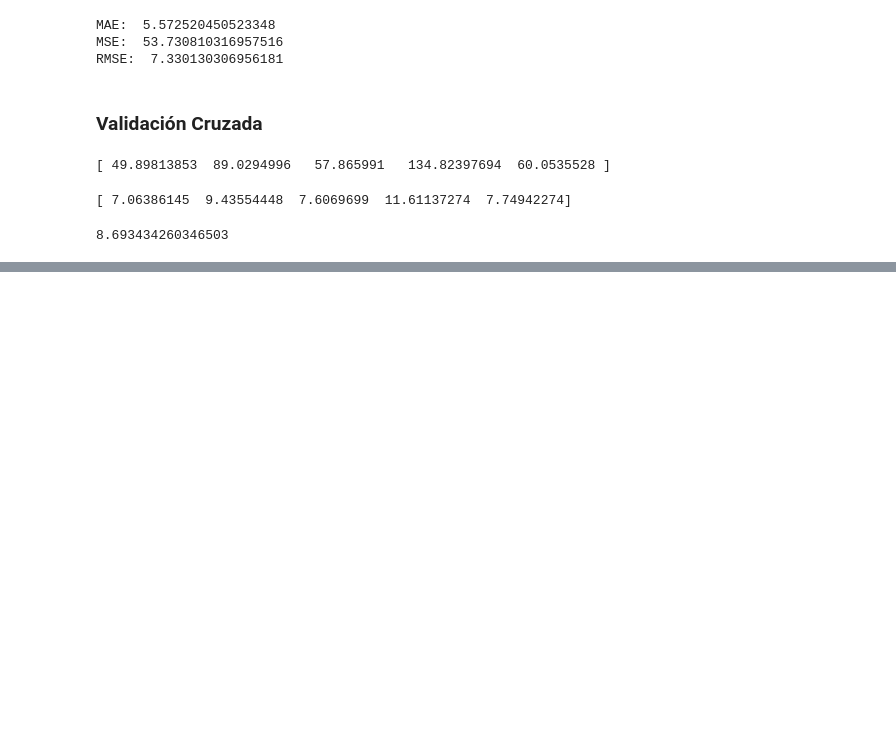
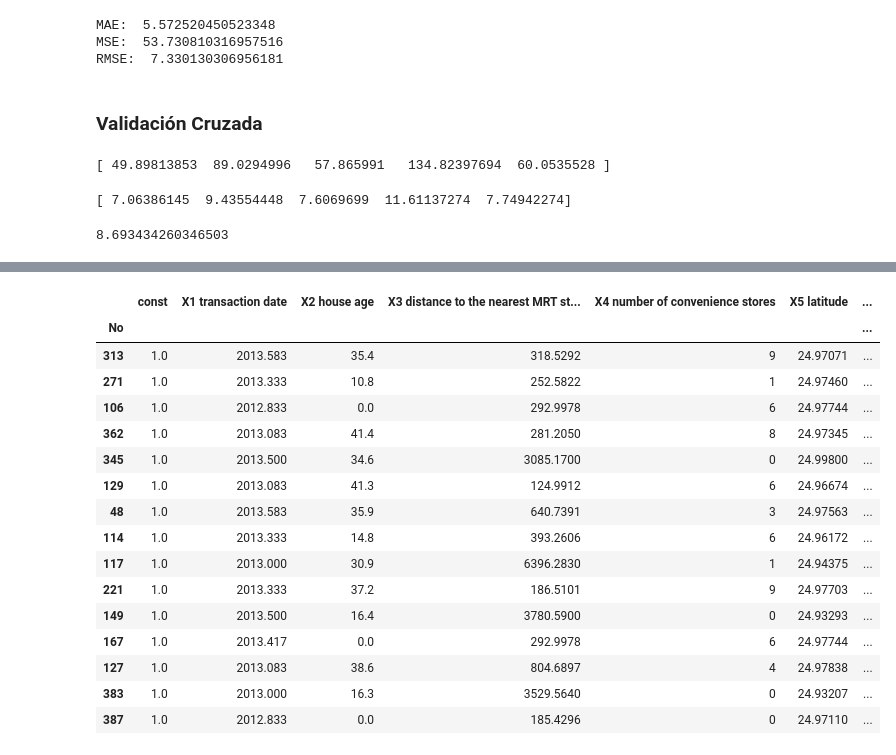
Before and after one commit to IsabelaCastillo/Analitica-Computacional, a Jupyter notebook: Taller_3/Taller 3.ipynb, the cells around one changed output, grey strips where cells are left out. Saved outputs shown, nothing was run; the diff lists cells and outputs as text; code cells hidden in the pictures; blank space fills up the shorter version.

```diff
--- a/Taller_3/Taller 3.ipynb
+++ b/Taller_3/Taller 3.ipynb
@@ -288,0 +331,15 @@ print(rmse_scores.mean())
+# %%
+# disntacia de Cook
+model_cooksd = model.get_influence().cooks_distance[0]
+
+# get length of df to obtain n
+n = X_train.shape[0]
+
+# umbral
+critical_d = 4/n
+print('Umbral con distancia de Cook:', critical_d)
+
+# puntos que podrían ser ourliers con alta influencia
+out_d = model_cooksd > critical_d
+
+print(X_train.index[out_d], "\n", model_cooksd[out_d])
@@ -288,0 +354,20 @@ print(rmse_scores.mean())
+# %%
+X_train[out_d]
+# %% [output]
+|  | const | X1 transaction date | X2 house age | X3 distance to the nearest MRT st... | X4 number of convenience stores | X5 latitude | ... |
+| No |  |  |  |  |  |  | ... |
+| 313 | 1.0 | 2013.583 | 35.4 | 318.5292 | 9 | 24.97071 | ... |
+| 271 | 1.0 | 2013.333 | 10.8 | 252.5822 | 1 | 24.97460 | ... |
+| 106 | 1.0 | 2012.833 | 0.0 | 292.9978 | 6 | 24.97744 | ... |
+| 362 | 1.0 | 2013.083 | 41.4 | 281.2050 | 8 | 24.97345 | ... |
+| 345 | 1.0 | 2013.500 | 34.6 | 3085.1700 | 0 | 24.99800 | ... |
+| 129 | 1.0 | 2013.083 | 41.3 | 124.9912 | 6 | 24.96674 | ... |
+| 48 | 1.0 | 2013.583 | 35.9 | 640.7391 | 3 | 24.97563 | ... |
+| 114 | 1.0 | 2013.333 | 14.8 | 393.2606 | 6 | 24.96172 | ... |
+| 117 | 1.0 | 2013.000 | 30.9 | 6396.2830 | 1 | 24.94375 | ... |
+| 221 | 1.0 | 2013.333 | 37.2 | 186.5101 | 9 | 24.97703 | ... |
+| 149 | 1.0 | 2013.500 | 16.4 | 3780.5900 | 0 | 24.93293 | ... |
+| 167 | 1.0 | 2013.417 | 0.0 | 292.9978 | 6 | 24.97744 | ... |
+| 127 | 1.0 | 2013.083 | 38.6 | 804.6897 | 4 | 24.97838 | ... |
+| 383 | 1.0 | 2013.000 | 16.3 | 3529.5640 | 0 | 24.93207 | ... |
+| 387 | 1.0 | 2012.833 | 0.0 | 185.4296 | 0 | 24.97110 | ... |
```
Also changed, not shown: parts of 6 cells of this notebook.
